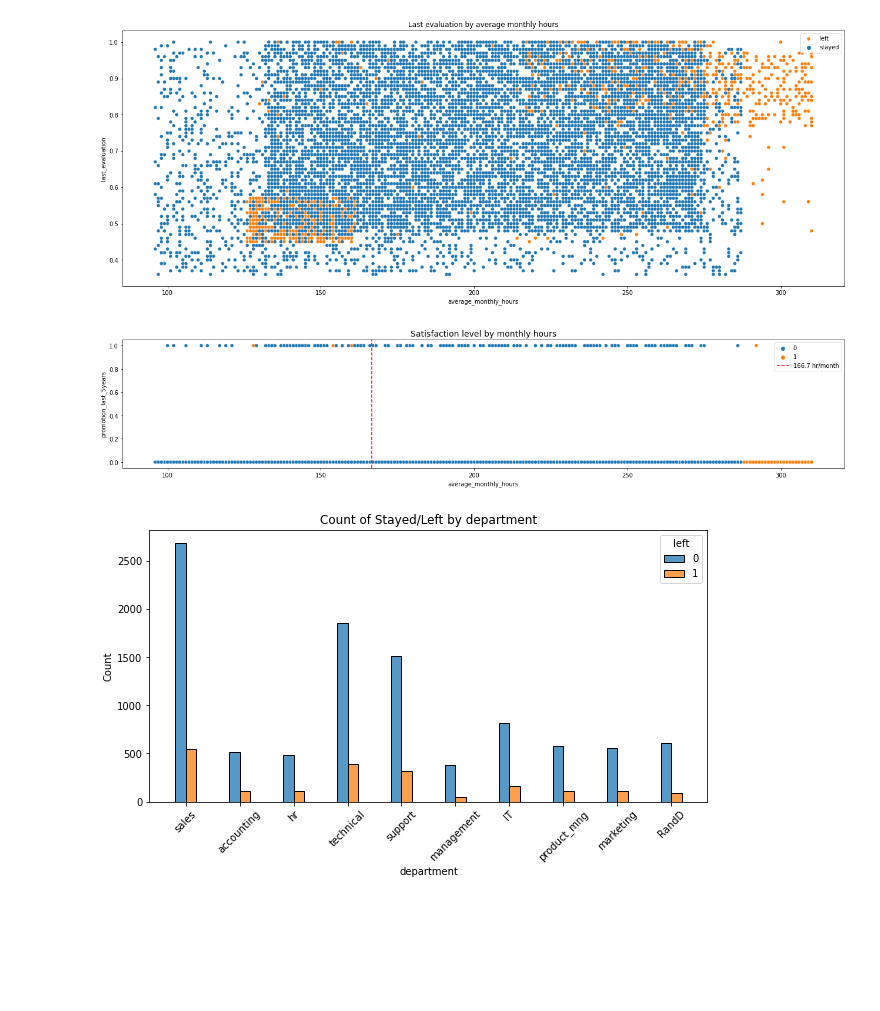
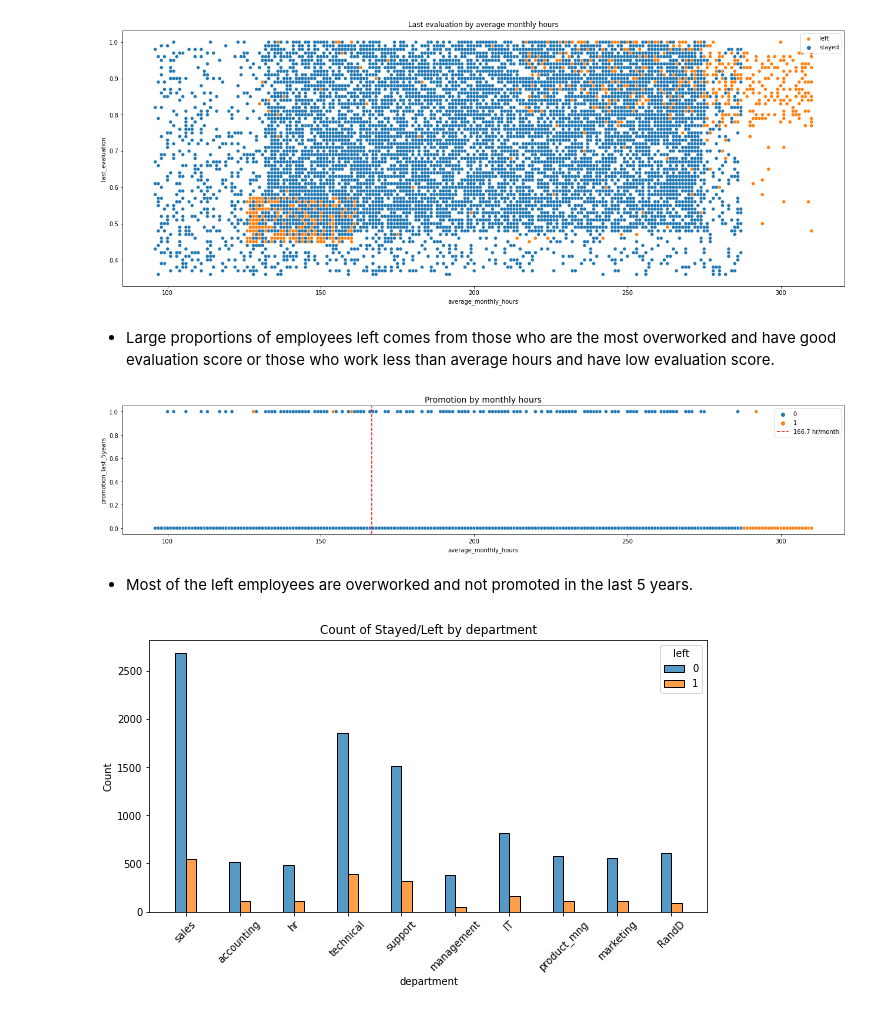
Before and after one commit to tomartushar/Employee-Churn-Prediction, a Jupyter notebook: main.ipynb, the cells around one changed output. Cells and saved outputs as stored; diff of their text form; code cells hidden in the pictures; blank space fills up the shorter version.

```diff
--- a/main.ipynb
+++ b/main.ipynb
@@ -38,7 +38,7 @@ import pickle
 ### Load dataset
 # %%
 # Load dataset into a dataframe
-df0 = pd.read_csv("Activity_Capstone_Project/HR_capstone_dataset.csv")
+df0 = pd.read_csv("HR_capstone_dataset.csv")
 
 
 # Display first few rows of the dataframe
@@ -326,13 +341,19 @@ plt.title('Last evaluation by average monthly hours')
 plt.show()
 # %% [output]
 [figure]
+# %% [markdown]
+* Large proportions of employees left comes from those who are the most overworked and have good evaluation score or those who work less than average hours and have low evaluation score.
 # %%
+# Relationship between `promotion` with `average_monthly_hours` and `left` i.e. target variables.
+
 plt.figure(figsize=(22,4))
 sns.scatterplot(df1, x = 'average_monthly_hours', y = 'promotion_last_5years', hue = 'left')
 plt.axvline(x = 166.7, color = 'red', label = '166.7 hr/month', ls = '--')
 plt.legend()
-plt.title('Satisfaction level by monthly hours', fontsize='14')
+plt.title('Promotion by monthly hours', fontsize='14')
 plt.show()
 # %% [output]
-[figure, old version]
+[figure, new version]
+# %% [markdown]
+* Most of the left employees are overworked and not promoted in the last 5 years.
 # %%
```
Also changed, not shown: parts of 50 cells of this notebook.
